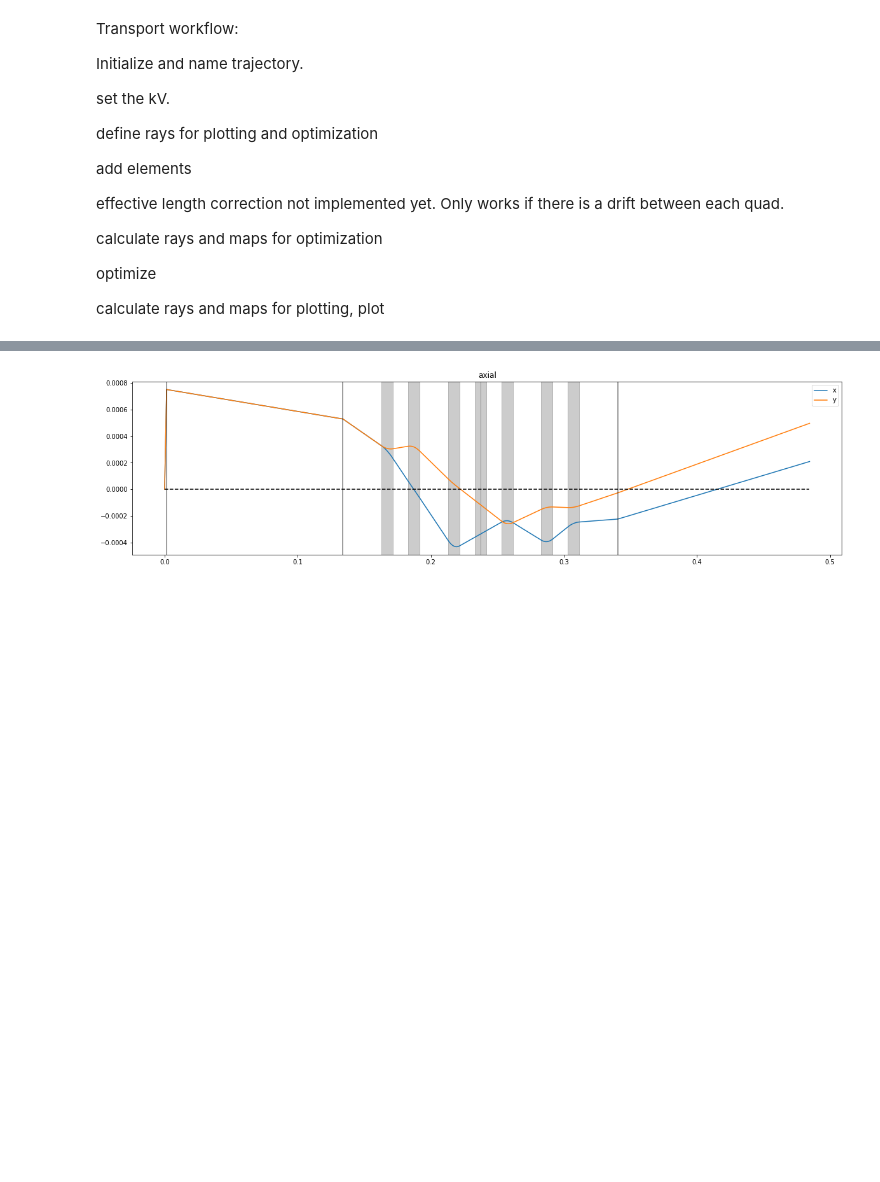
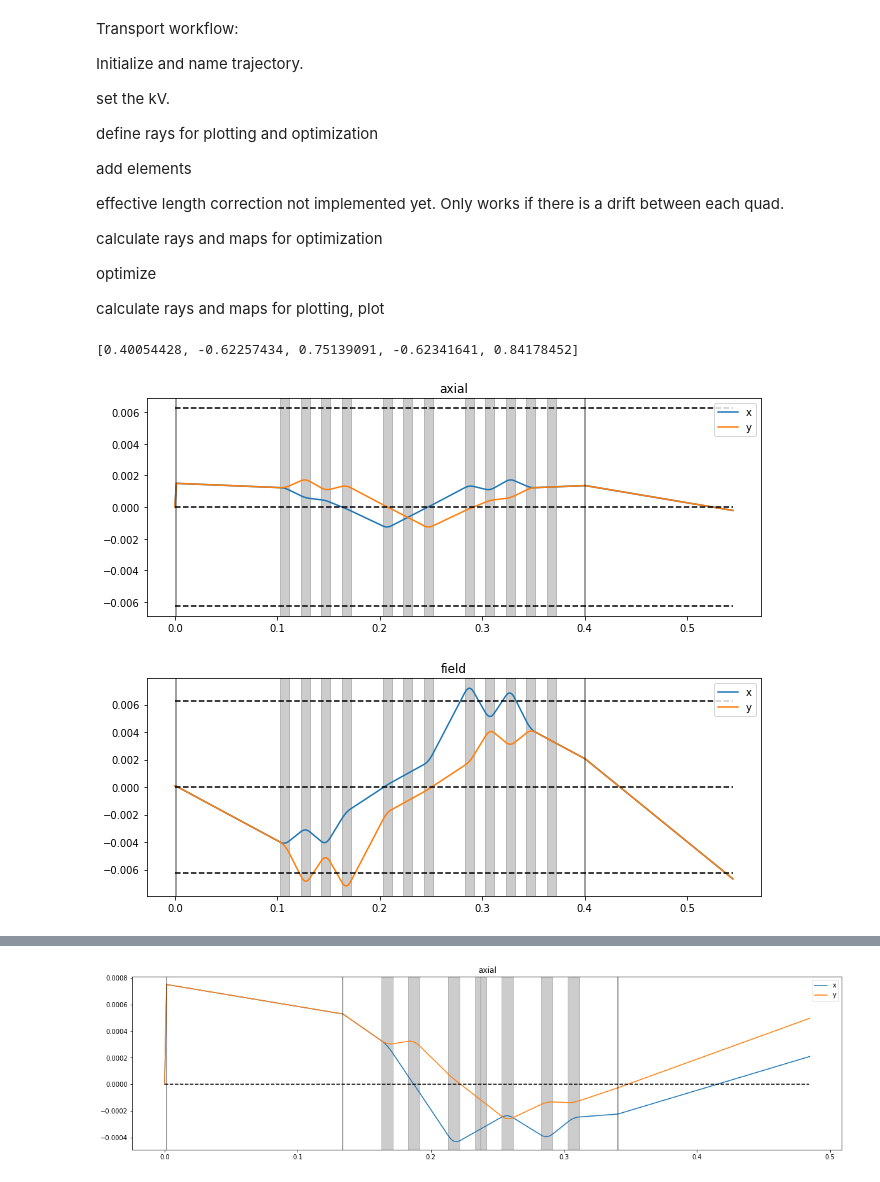
Before and after one commit to bentps/PythonTransport, a Jupyter notebook: PythonTransport.ipynb, the cells around one changed output, grey strips where cells are left out. Drawn from its saved outputs; the diff is of its cells as text; code cells hidden in the pictures; blank space fills up the shorter version.

Commit message:
Added write column and excitation to files. Added horizontal lines for pole piece diam in figures Added converging exit angle with 12th quad Explored 13th quad at entrance, unclear if that helps

```diff
--- a/PythonTransport.ipynb
+++ b/PythonTransport.ipynb
@@ -507,0 +617,67 @@ class Transport:
+# %%
+#bps2dec2018
+#current working cell
+#working towards a trajectory that converges out of the
+#corrector
+
+OFFSET_46=-.0001
+OFFSET_GROUP1= -.020
+
+sol = [0.36115056, -0.63687572,  0.83335557, -0.62391973,  0.84188378]
+sol = [ 0.40054428, -0.62257434,  0.75139091, -0.62341641,  0.84178452]
+
+
+q10=sol[0]
+q9=sol[1]
+q8=sol[2]
+q7=sol[3]
+q6=sol[4]
+traj_12quad=Transport()
+traj_12quad.set_kV(100)
+traj_12quad.set_ray('axial', x_angle=1, y_angle=1)
+traj_12quad.set_ray('field', x=6e-5, y=6e-5)
+traj_12quad.add_drift('drift_sample', length=0.0015)
+traj_12quad.add_lens('ObjL', f_length=.001496)
+traj_12quad.add_drift('drift_ObjL', length=.0885)
+traj_12quad.add_drift('drift_prequads', length=.013)
+traj_12quad.add_quad('quad10', length=.008625, gauss=q10, radius=.625)
+traj_12quad.add_drift('drift10', length=.011375)
+traj_12quad.add_quad('quad9', length=.008625, gauss=q9, radius=.625)
+traj_12quad.add_drift('drift9', length=.011375)
+traj_12quad.add_quad('quad8', length=.008625, gauss=q8, radius=.625)
+traj_12quad.add_drift('drift8', length=.011375)
+traj_12quad.add_quad('quad7', length=.008625, gauss=q7, radius=.625)
+traj_12quad.add_drift('drift7', length=.011375+OFFSET_46-OFFSET_GROUP1)
+traj_12quad.add_quad('quad6', length=.008625, gauss=q6, radius=.625)
+traj_12quad.add_drift('drift6', length=.011375-OFFSET_46)
+traj_12quad.add_quad('quad5', length=.008625, gauss=1e-20, radius=.625)
+# traj_12quad.add_quad('quad5_1', length=.008625/2, gauss=1e-20, radius=.625)
+# traj_12quad.add_quad('quad5_2', length=.008625/2, gauss=1e-20, radius=.625)
+traj_12quad.add_drift('drift5', length=.011375-OFFSET_46)
+traj_12quad.add_quad('quad4', length=.008625, gauss=-q6, radius=.625)
+traj_12quad.add_drift('drift4', length=.011375+OFFSET_46-OFFSET_GROUP1)
+traj_12quad.add_quad('quad3', length=.008625, gauss=-q7, radius=.625)
+traj_12quad.add_drift('drift3', length=.011375)
+traj_12quad.add_quad('quad2', length=.008625, gauss=-q8, radius=.625)
+traj_12quad.add_drift('drift2', length=.011375)
+traj_12quad.add_quad('quad1', length=.008625, gauss=-q9, radius=.625)
+traj_12quad.add_drift('drift1', length=.011375)
+traj_12quad.add_quad('quad0', length=.008625, gauss=-q10, radius=.625)
+traj_12quad.add_drift('drift0', length=.011375)
+traj_12quad.add_quad('quadf', length=.008625, gauss=.0000001, radius=.625)
+traj_12quad.add_drift('drift_postquads', length=.013)
+traj_12quad.add_drift('drift_lens3_1', length=.016)
+traj_12quad.add_lens('C2', f_length=.1)
+traj_12quad.add_drift('drift_lens3_2', length=.044)
+traj_12quad.add_drift('drift_final', length=.1)
+# traj_12quad.plot()
+
+# sol = traj_12quad.fit_11quad(['quad10', 'quad9', 'quad8', 'quad7', 'quad6'],
+#                              ['quad0', 'quad1', 'quad2', 'quad3', 'quad4'])
+traj_12quad.plot()
+
+sol
+# %% [output]
+[0.40054428, -0.62257434, 0.75139091, -0.62341641, 0.84178452]
+[figure, added]
+[figure, added]
```
Also changed, not shown: parts of 10 cells of this notebook.
